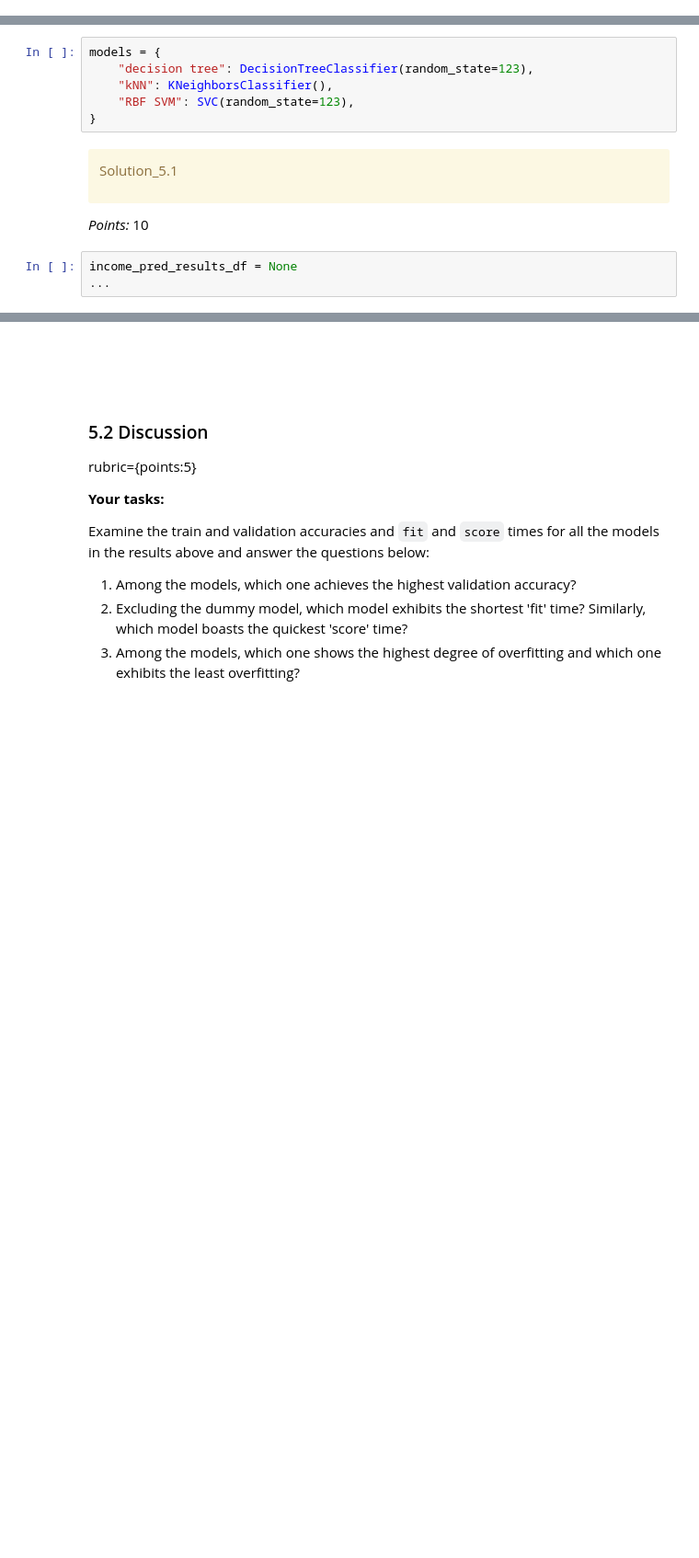
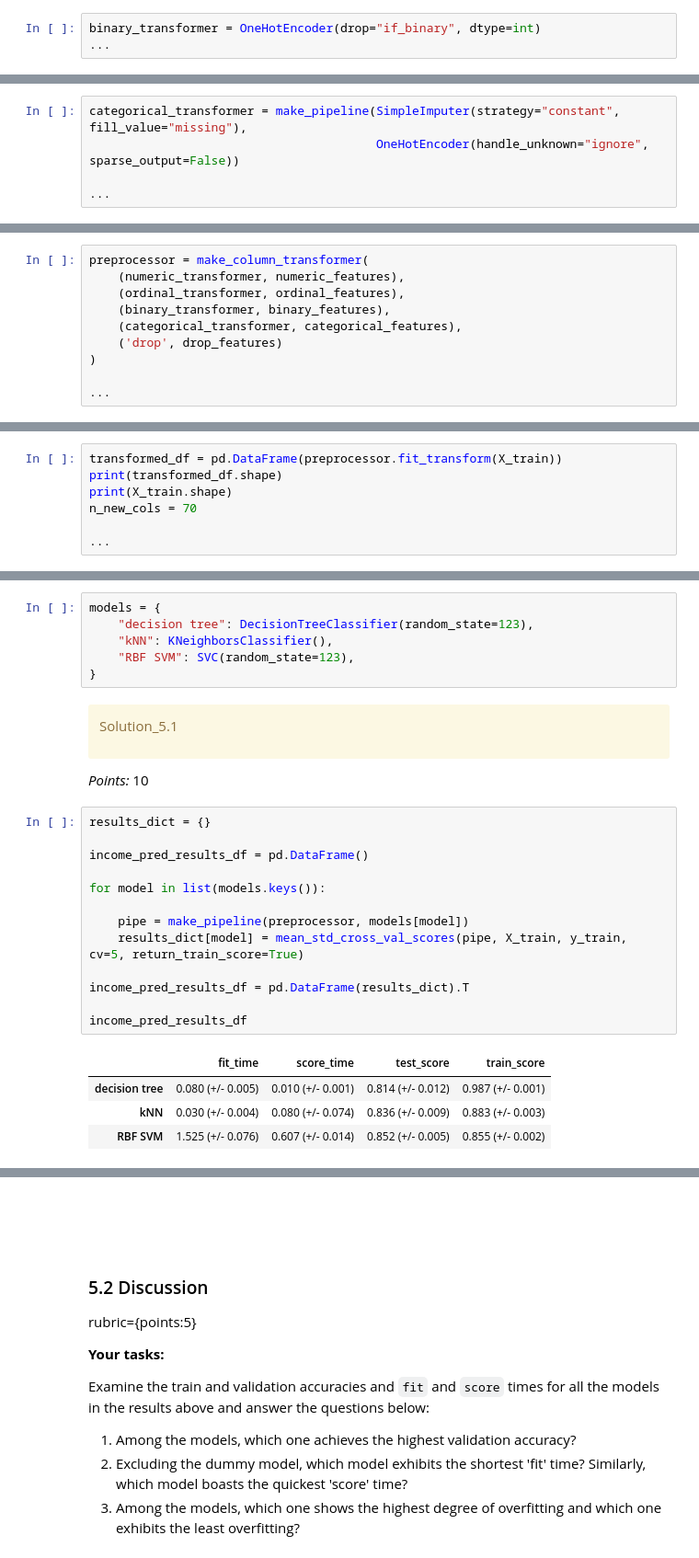
Before and after one commit to sillyyilly/cpsc330work, a Jupyter notebook: hw/hw3/hw3.ipynb, the cells around one changed output, grey strips where cells are left out. Shown at 92% size. Cells and saved outputs as stored; diff of their text form; blank space fills up the shorter version.

```diff
--- a/hw/hw3/hw3.ipynb
+++ b/hw/hw3/hw3.ipynb
@@ -551,3 +530,6 @@ binary_transformer = None
+# %%
+binary_transformer = OneHotEncoder(drop="if_binary", dtype=int)
+...
 # %%
 grader.check("q4.2")
 # %% [output]
@@ -597,0 +558,5 @@ Ellipsis
+# %%
+categorical_transformer = make_pipeline(SimpleImputer(strategy="constant", fill_value="missing"),
+                                        OneHotEncoder(handle_unknown="ignore", sparse_output=False))
+
+...
@@ -653,0 +592,10 @@ Ellipsis
+# %%
+preprocessor = make_column_transformer(
+    (numeric_transformer, numeric_features),
+    (ordinal_transformer, ordinal_features),
+    (binary_transformer, binary_features),
+    (categorical_transformer, categorical_features),
+    ('drop', drop_features)
+)
+
+...
@@ -653,0 +604,7 @@ Ellipsis
+# %%
+transformed_df = pd.DataFrame(preprocessor.fit_transform(X_train))
+print(transformed_df.shape)
+print(X_train.shape)
+n_new_cols = 70
+
+...
@@ -752,8 +698,23 @@ Solution_5.1
 </div>
 
 _Points:_ 10
-# %%
-income_pred_results_df = None
-...
+# %%
+results_dict = {}
+
+income_pred_results_df = pd.DataFrame()
+
+for model in list(models.keys()):
+
+    pipe = make_pipeline(preprocessor, models[model])
+    results_dict[model] = mean_std_cross_val_scores(pipe, X_train, y_train, cv=5, return_train_score=True)
+
+income_pred_results_df = pd.DataFrame(results_dict).T
+
+income_pred_results_df
+# %% [output]
+|  | fit_time | score_time | test_score | train_score |
+| decision tree | 0.080 (+/- 0.005) | 0.010 (+/- 0.001) | 0.814 (+/- 0.012) | 0.987 (+/- 0.001) |
+| kNN | 0.030 (+/- 0.004) | 0.080 (+/- 0.074) | 0.836 (+/- 0.009) | 0.883 (+/- 0.003) |
+| RBF SVM | 1.525 (+/- 0.076) | 0.607 (+/- 0.014) | 0.852 (+/- 0.005) | 0.855 (+/- 0.002) |
 # %%
 ...
```
Also changed, not shown: parts of 39 cells of this notebook, 1 other file.
